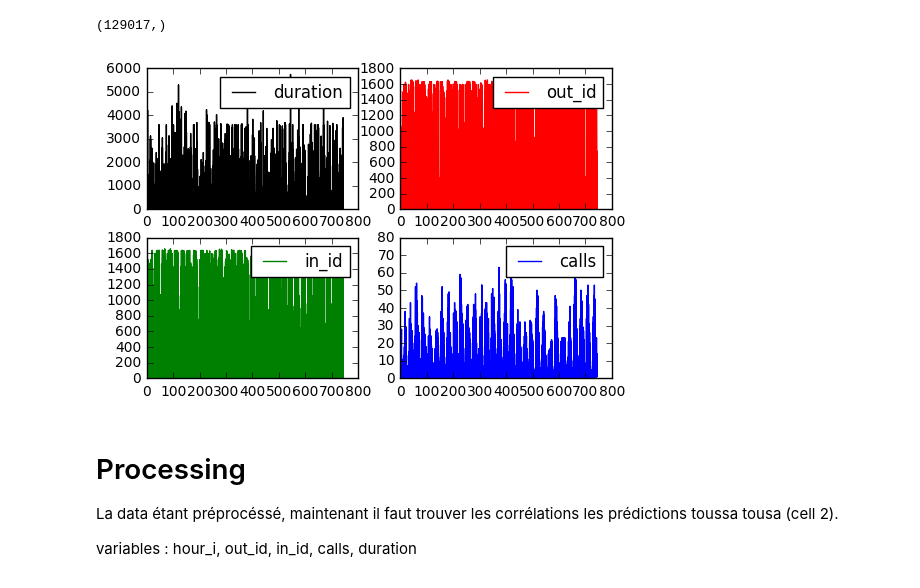
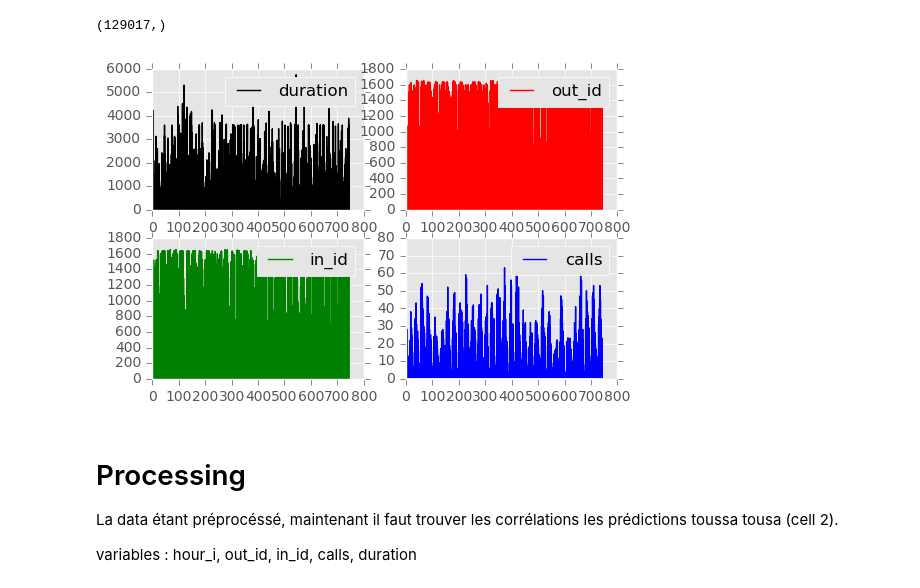
Before and after one commit to Nlte/csad, a Jupyter notebook: csad.ipynb, the cells around one changed output. Cells and saved outputs as stored; diff of their text form; code cells hidden in the pictures.

```diff
--- a/csad.ipynb
+++ b/csad.ipynb
@@ -18,4 +18,4 @@ awk -F","  'BEGIN {OFS=","} { if ($2 == "2" || $3 == "2")  print }' SET1V_02.CSV
 import numpy as np
 #juste la date passe pas parce que string et pas float
 #mois 1
-out_id, in_id, calls, duration = np.loadtxt('../project_data/exo1_1_bs2.csv', delimiter=',', usecols=(1,2,3,4), unpack=True)
+out_id, in_id, calls, duration = np.loadtxt('./project_data/exo1_1_bs2.csv', delimiter=',', usecols=(1,2,3,4), unpack=True)
@@ -24,5 +22,5 @@ FileNotFoundError: [Errno 2] No such file or directory: '../project_data/exo1_1_
 # %%
-date = np.loadtxt('../project_data/exo1_1_bs2.csv',dtype='str', delimiter=',', usecols=(0,), unpack=True)
+date = np.loadtxt('./project_data/exo1_1_bs2.csv',dtype='str', delimiter=',', usecols=(0,), unpack=True)
 print(date)
 # %% [output]
 ["b'2013-01-01 00'" "b'2013-01-01 00'" "b'2013-01-01 00'" ...,
@@ -39,22 +37,23 @@ out_id.shape
 (129017,)
 # %%
 import matplotlib.pyplot as plt
+plt.style.use('ggplot')
 plt.figure(1)
 plt.subplot(221)
 plt.plot(hour_i, duration, 'k', label="duration")
 plt.legend()
 plt.subplot(222)
 plt.plot(hour_i, out_id, 'r', label="out_id")
 plt.legend()
 plt.subplot(223)
 plt.plot(hour_i, in_id, 'g', label="in_id")
 plt.legend()
 plt.subplot(224)
 plt.plot(hour_i, calls, 'b', label="calls")
 plt.legend()
 plt.show()
 # %% [output]
-[figure, old version]
+[figure, new version]
 # %% [markdown]
 # Processing
 
```
Also changed, not shown: parts of 2 cells of this notebook.
